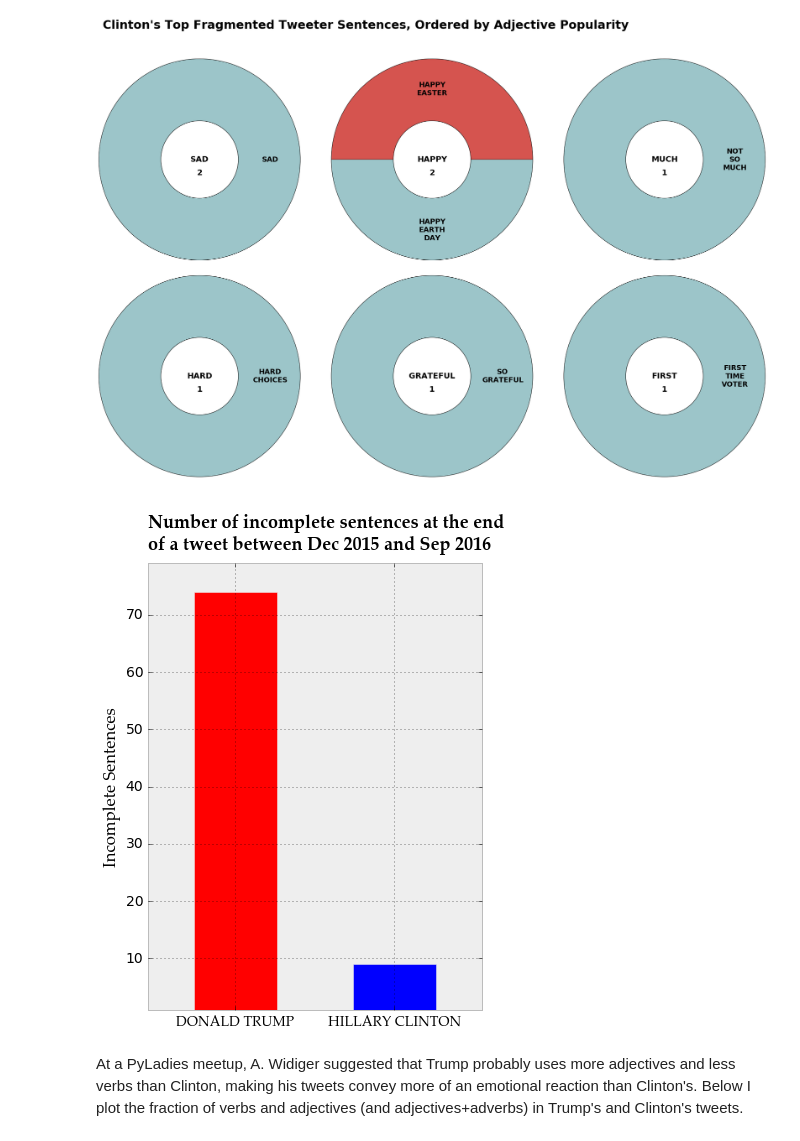
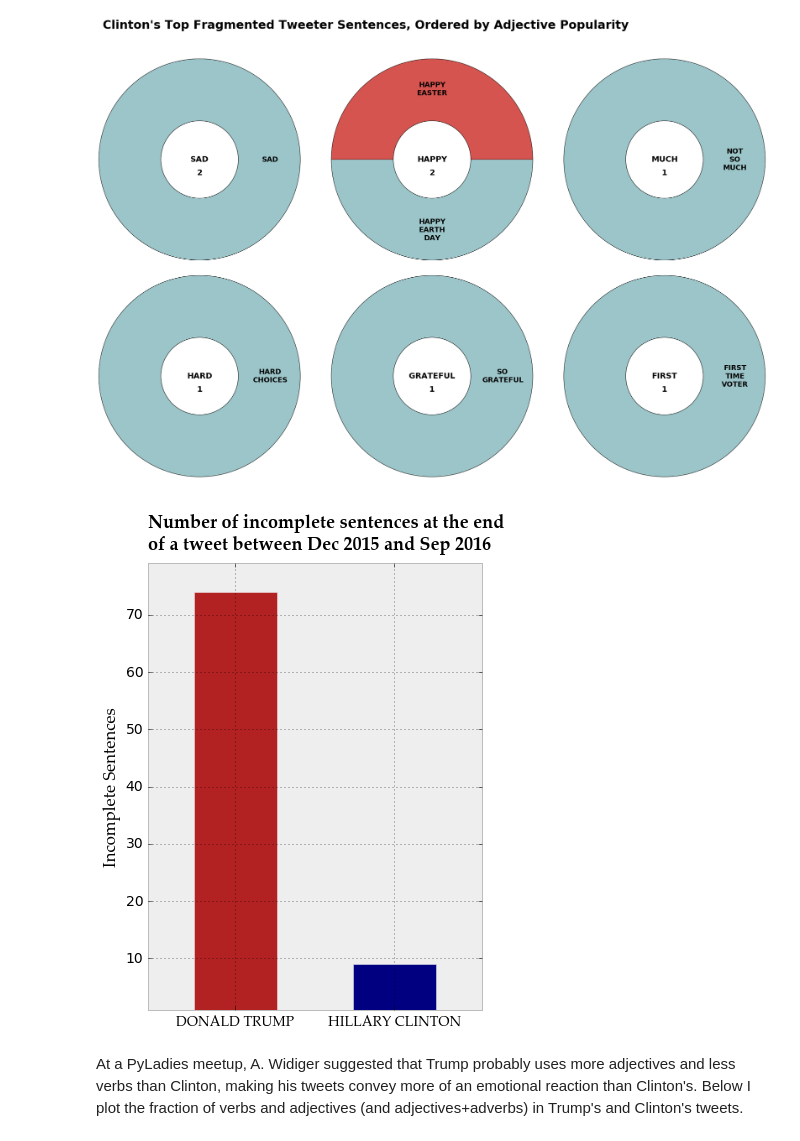
Before and after one commit to gogrean/elect2016, a Jupyter notebook: code/Trumpgeschwätz -- Emotion vs Reason.ipynb, the cells around one changed output. Drawn from its saved outputs; the diff is of its cells as text; code cells hidden in the pictures.

```diff
--- a/code/Trumpgeschwätz -- Emotion vs Reason.ipynb
+++ b/code/Trumpgeschwätz -- Emotion vs Reason.ipynb
@@ -292,26 +292,26 @@ plt.savefig(root_dir + 'figs/clintons_top_sentence_fragments.pdf')
 # %%
 plt.rcParams.update({'font.size': 14})
 plt.rcParams['xtick.labelsize'] = 14
 pfont = {'fontname': 'Palatino Linotype'}
 
 plt.style.use('bmh')
 fig, ax = plt.subplots(1, figsize=(6,8))
 
 bar_pos = [0.31, 0.69]
 bar_width = 0.2
 
-ax.bar(bar_pos, [n_ins_trump, n_ins_clinton], width=0.2, color=['red', 'blue'])
+ax.bar(bar_pos, [n_ins_trump, n_ins_clinton], width=0.2, color=['firebrick', 'navy'])
 ax.set_xticks([pos + bar_width/2 for pos in bar_pos])
 ax.set_xticklabels(["DONALD TRUMP", "HILLARY CLINTON"], **pfont)
 ax.set_title("Number of incomplete sentences at the end\nof a tweet between Dec 2015 and Sep 2016",
                 loc='left', y=1.02, fontsize=18, weight='bold', **pfont)
 ax.set_ylabel('Incomplete Sentences', **pfont)
 ax.set_ylim([1,79])
 ax.set_xlim([0.2,1.0])
 
 fig.savefig(root_dir + 'figs/n_incomplete_sentences.pdf')
 # %% [output]
-[figure, old version]
+[figure, new version]
 # %% [markdown]
 At a PyLadies meetup, A. Widiger suggested that Trump probably uses more adjectives and less verbs than Clinton, making his tweets convey more of an emotional reaction than Clinton's. Below I plot the fraction of verbs and adjectives (and adjectives+adverbs) in Trump's and Clinton's tweets.
 # %%
```
Also changed, not shown: parts of 2 cells of this notebook, 4 other files.
